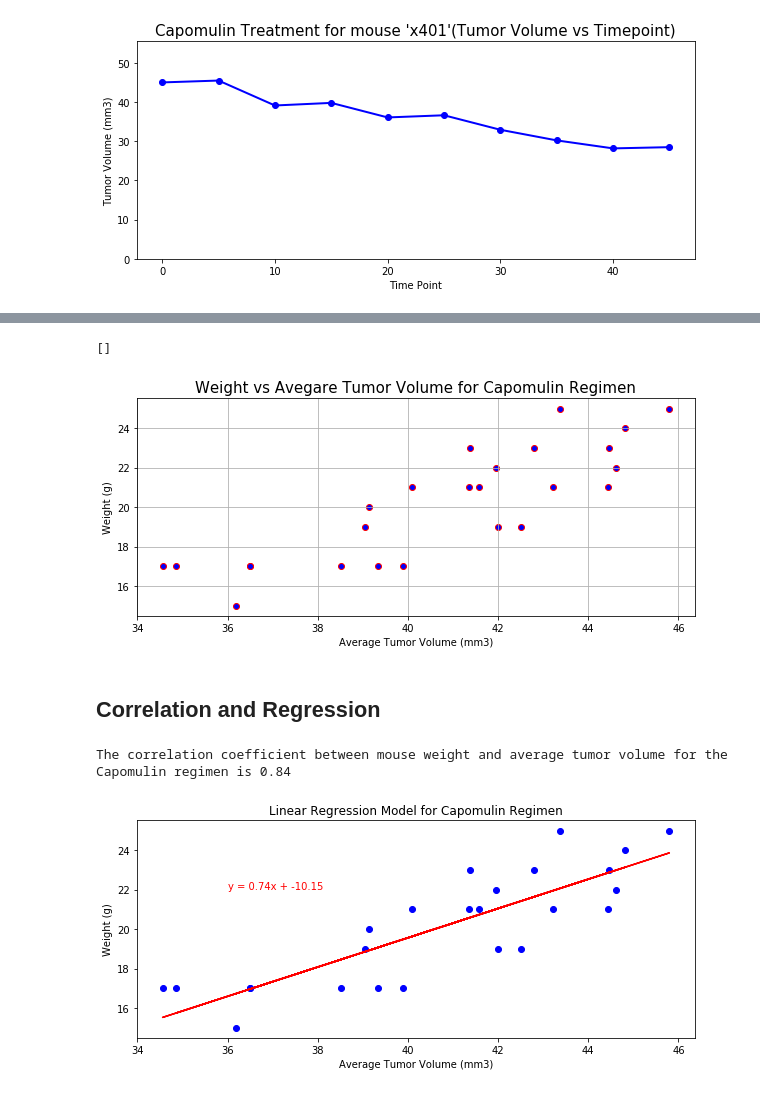
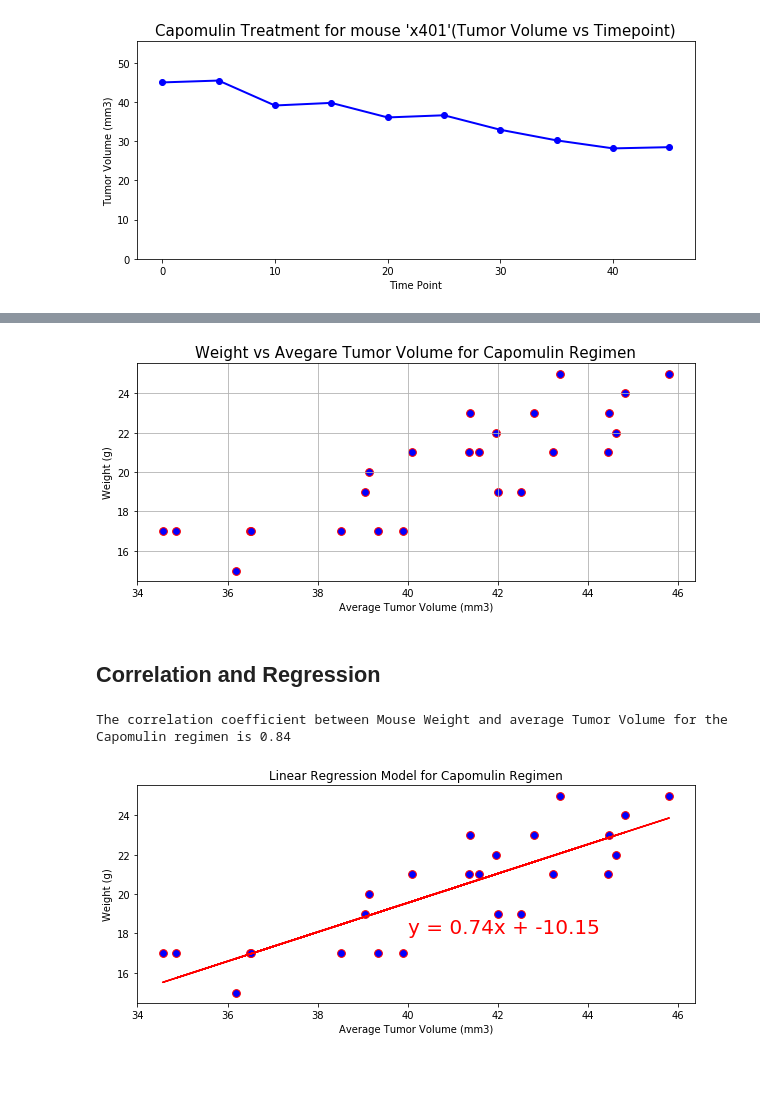
Before and after one commit to UoT-Bootcamp/Python-Matplotlib-Challenge, a Jupyter notebook: 05-Matplotlib_Homework_Instructions_Pymaceuticals_pymaceuticals_starter.ipynb, the cells around one changed output, grey strips where cells are left out. Saved outputs shown, nothing was run; the diff lists cells and outputs as text; code cells hidden in the pictures.

```diff
--- a/05-Matplotlib_Homework_Instructions_Pymaceuticals_pymaceuticals_starter.ipynb
+++ b/05-Matplotlib_Homework_Instructions_Pymaceuticals_pymaceuticals_starter.ipynb
@@ -362,51 +336,46 @@ x_axis = avg_tumor_vol["Tumor Volume (mm3)"]
 y_axis = avg_tumor_vol["Weight (g)"]
 
 plt.figure(figsize = (10, 4))
-# marker_size = 10
-plt.scatter(x_axis, y_axis, marker="o", facecolors="blue", edgecolors="red")
+
+plt.scatter(x_axis, y_axis, marker="o", facecolors="blue", edgecolors="red", s = 60)
 plt.xlabel("Average Tumor Volume (mm3)")
 plt.ylabel("Weight (g)")
 plt.title("Weight vs Avegare Tumor Volume for Capomulin Regimen", fontsize = 15)
-# plt.ylim(0, max(y_axis) + 10)
-# plt.xlim(0, max(x_axis) + 10)
 
 plt.grid()
 plt.plot()
+plt.show()
 # %% [output]
-[]
 [figure]
 # %% [markdown]
 ## Correlation and Regression
 # %%
 # Calculate the correlation coefficient and linear regression model
 # for mouse weight and average tumor volume for the Capomulin regimen
-avg_tumor_vol
+
 x_value = avg_tumor_vol["Tumor Volume (mm3)"]
 y_value = avg_tumor_vol["Weight (g)"]
 
-
-
 correlation = st.pearsonr(x_value, y_value)
 
-print(f"The correlation coefficient between mouse weight and average tumor volume for the Capomulin regimen is {round(correlation[0],2)}")
+print(f"The correlation coefficient between Mouse Weight and average Tumor Volume for the Capomulin regimen is {round(correlation[0],2)}")
 
 (slope, intercept, rvalue, pvalue, stderr) = linregress(x_value, y_value)
 
 regress_values = x_value * slope + intercept
 line_eq = "y = " + str(round(slope,2)) + "x + " + str(round(intercept,2))
 plt.figure(figsize=(10,4))
-plt.scatter(x_value,y_value, color = "blue")
+plt.scatter(x_value,y_value, marker="o", facecolors="blue", edgecolors="red", s = 60)
 plt.plot(x_value,regress_values,"r-")
 
-plt.annotate(line_eq,(36, 22),fontsize = 10, color="red")
+plt.annotate(line_eq,(40, 18),fontsize = 20, color="red")
 plt.title("Linear Regression Model for Capomulin Regimen")
 plt.xlabel("Average Tumor Volume (mm3)")
 plt.ylabel("Weight (g)")
 plt.show()
-# line_eq
 # %% [output]
-The correlation coefficient between mouse weight and average tumor volume for the Capomulin regimen is 0.84
+The correlation coefficient between Mouse Weight and average Tumor Volume for the Capomulin regimen is 0.84
-[figure, old version]
+[figure, new version]
 # %%
 #  mouse_study_data_df.loc[mouse_study_data_df["Mouse ID"] == "g989"]
 # %%
```
Also changed, not shown: parts of 6 cells of this notebook.
